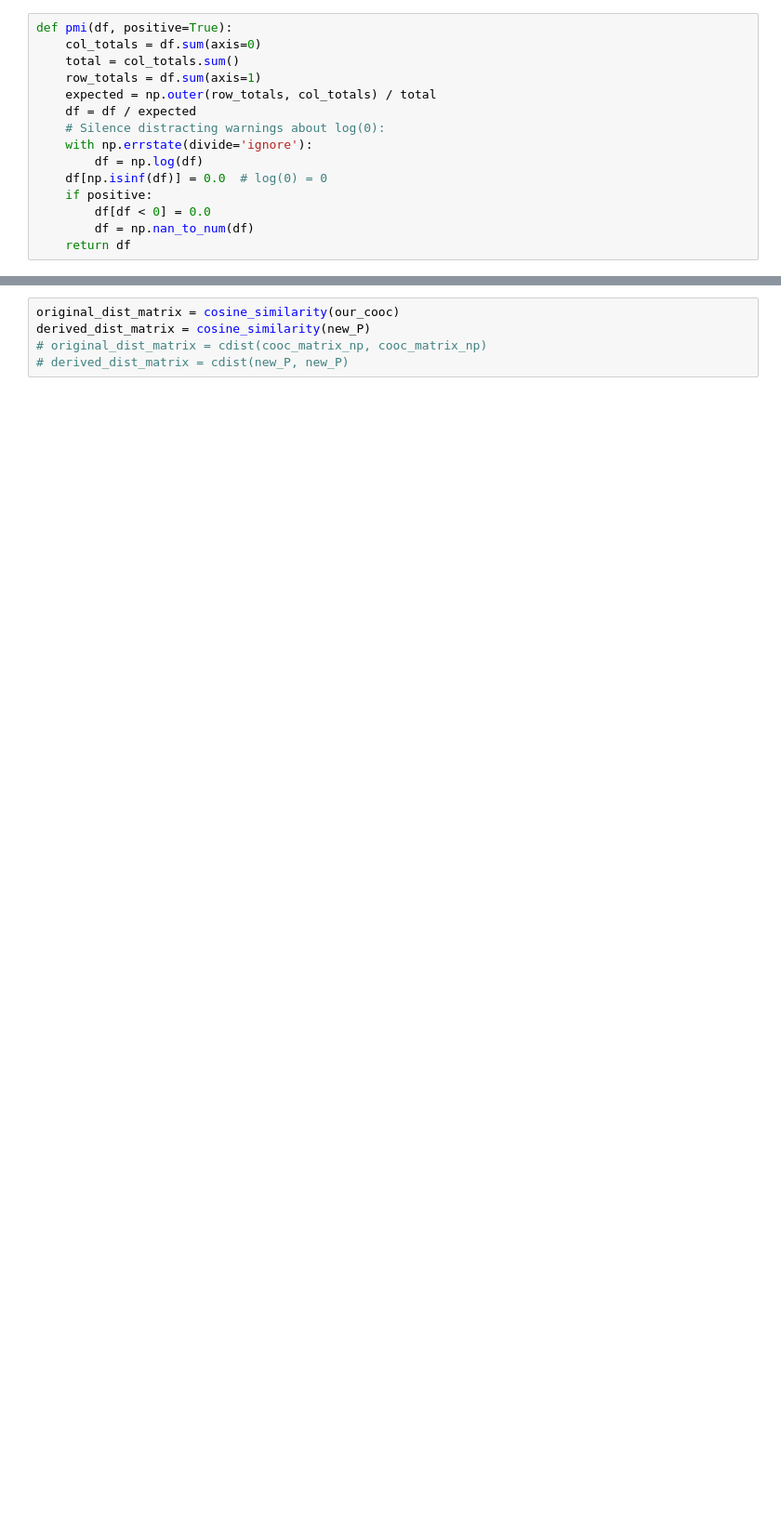
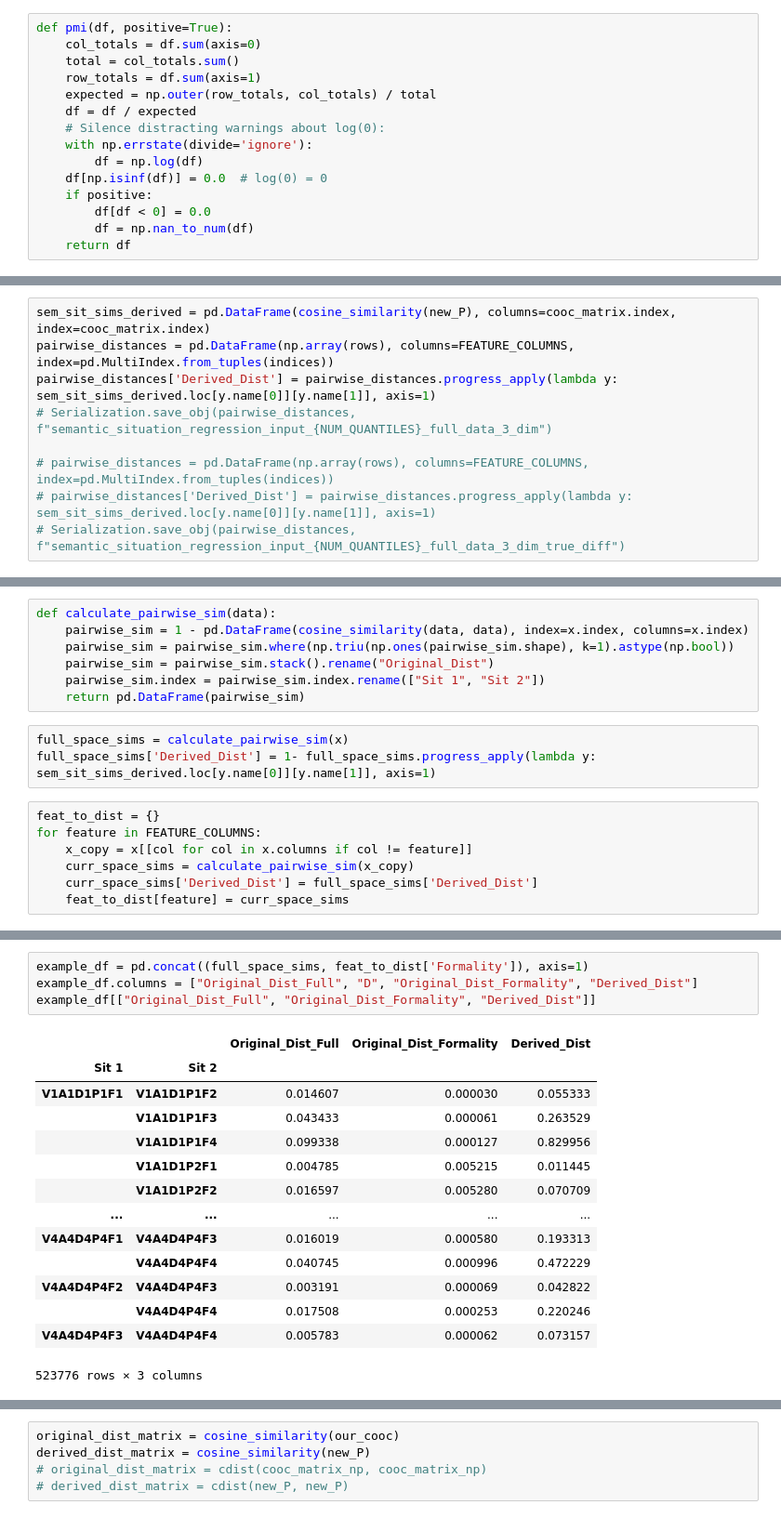
Before and after one commit to jaikaggarwal/stancetaking, a Jupyter notebook: semantic_space/test_clustering.ipynb, the cells around one changed output, grey strips where cells are left out. Shown: that part at 93% size. Cells and saved outputs as stored; diff of their text form; blank space fills up the shorter version.

```diff
--- a/semantic_space/test_clustering.ipynb
+++ b/semantic_space/test_clustering.ipynb
@@ -277,0 +399,9 @@ feature_to_index = {
+# %%
+sem_sit_sims_derived = pd.DataFrame(cosine_similarity(new_P), columns=cooc_matrix.index, index=cooc_matrix.index)
+pairwise_distances = pd.DataFrame(np.array(rows), columns=FEATURE_COLUMNS, index=pd.MultiIndex.from_tuples(indices))
+pairwise_distances['Derived_Dist'] = pairwise_distances.progress_apply(lambda y: sem_sit_sims_derived.loc[y.name[0]][y.name[1]], axis=1)
+# Serialization.save_obj(pairwise_distances, f"semantic_situation_regression_input_{NUM_QUANTILES}_full_data_3_dim")
+
+# pairwise_distances = pd.DataFrame(np.array(rows), columns=FEATURE_COLUMNS, index=pd.MultiIndex.from_tuples(indices))
+# pairwise_distances['Derived_Dist'] = pairwise_distances.progress_apply(lambda y: sem_sit_sims_derived.loc[y.name[0]][y.name[1]], axis=1)
+# Serialization.save_obj(pairwise_distances, f"semantic_situation_regression_input_{NUM_QUANTILES}_full_data_3_dim_true_diff")
@@ -277,0 +412,17 @@ feature_to_index = {
+# %%
+def calculate_pairwise_sim(data):
+    pairwise_sim = 1 - pd.DataFrame(cosine_similarity(data, data), index=x.index, columns=x.index)
+    pairwise_sim = pairwise_sim.where(np.triu(np.ones(pairwise_sim.shape), k=1).astype(np.bool))
+    pairwise_sim = pairwise_sim.stack().rename("Original_Dist")
+    pairwise_sim.index = pairwise_sim.index.rename(["Sit 1", "Sit 2"])
+    return pd.DataFrame(pairwise_sim)
+# %%
+full_space_sims = calculate_pairwise_sim(x)
+full_space_sims['Derived_Dist'] = 1- full_space_sims.progress_apply(lambda y: sem_sit_sims_derived.loc[y.name[0]][y.name[1]], axis=1)
+# %%
+feat_to_dist = {}
+for feature in FEATURE_COLUMNS:
+    x_copy = x[[col for col in x.columns if col != feature]]
+    curr_space_sims = calculate_pairwise_sim(x_copy)
+    curr_space_sims['Derived_Dist'] = full_space_sims['Derived_Dist']
+    feat_to_dist[feature] = curr_space_sims
@@ -277,0 +436,19 @@ feature_to_index = {
+# %%
+example_df = pd.concat((full_space_sims, feat_to_dist['Formality']), axis=1)
+example_df.columns = ["Original_Dist_Full", "D", "Original_Dist_Formality", "Derived_Dist"]
+example_df[["Original_Dist_Full", "Original_Dist_Formality", "Derived_Dist"]]
+# %% [output]
+|  |  | Original_Dist_Full | Original_Dist_Formality | Derived_Dist |
+| Sit 1 | Sit 2 |  |  |  |
+| V1A1D1P1F1 | V1A1D1P1F2 | 0.014607 | 0.000030 | 0.055333 |
+|  | V1A1D1P1F3 | 0.043433 | 0.000061 | 0.263529 |
+|  | V1A1D1P1F4 | 0.099338 | 0.000127 | 0.829956 |
+|  | V1A1D1P2F1 | 0.004785 | 0.005215 | 0.011445 |
+|  | V1A1D1P2F2 | 0.016597 | 0.005280 | 0.070709 |
+| ... | ... | ... | ... | ... |
+| V4A4D4P4F1 | V4A4D4P4F3 | 0.016019 | 0.000580 | 0.193313 |
+|  | V4A4D4P4F4 | 0.040745 | 0.000996 | 0.472229 |
+| V4A4D4P4F2 | V4A4D4P4F3 | 0.003191 | 0.000069 | 0.042822 |
+|  | V4A4D4P4F4 | 0.017508 | 0.000253 | 0.220246 |
+| V4A4D4P4F3 | V4A4D4P4F4 | 0.005783 | 0.000062 | 0.073157 |
+523776 rows × 3 columns
```
Also changed, not shown: parts of 75 cells of this notebook, 6 other files.
